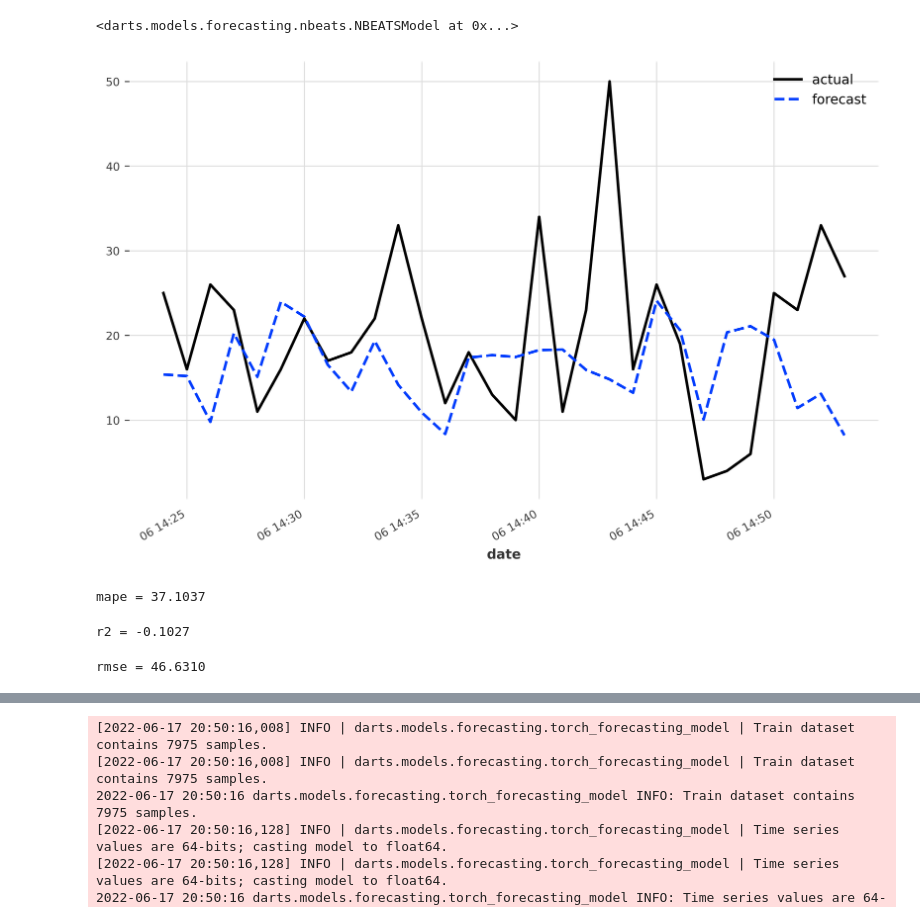
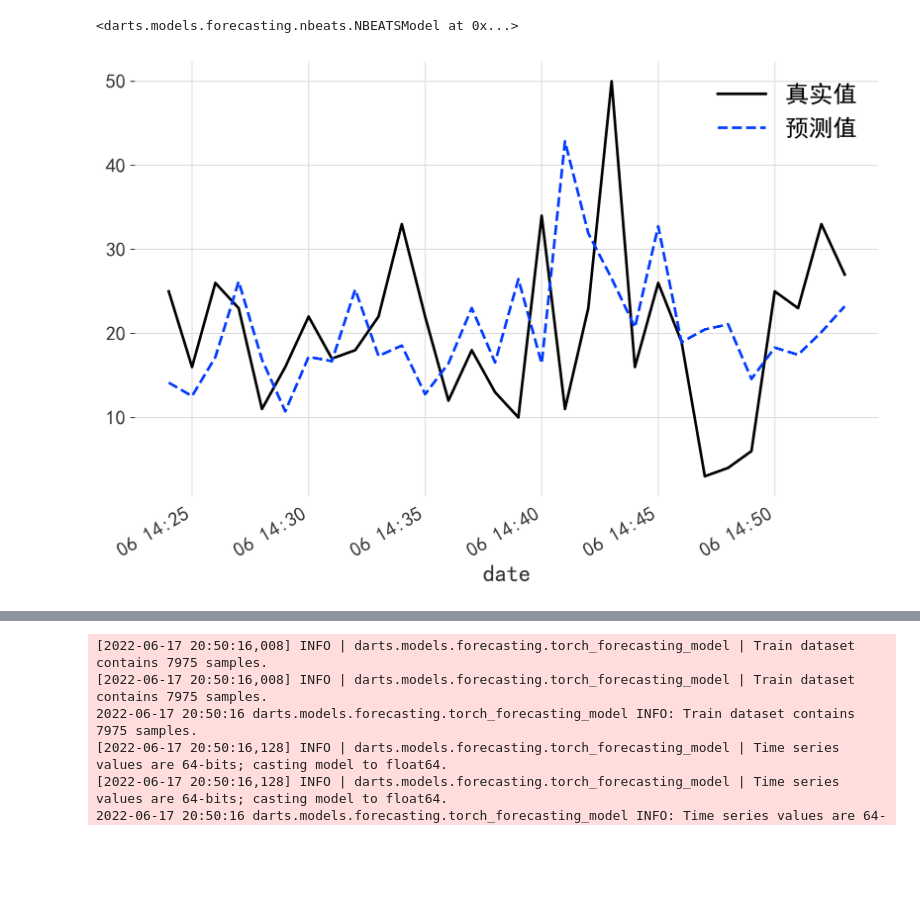
Before and after one commit to lizonglingo/clusterdate-trace-alibaba, a Jupyter notebook: gpu_claster/darts/N-BEATS.ipynb, the cells around one changed output, grey strips where cells are left out. Cells and saved outputs as stored; diff of their text form; code cells hidden in the pictures; blank space fills up the shorter version.

```diff
--- a/gpu_claster/darts/N-BEATS.ipynb
+++ b/gpu_claster/darts/N-BEATS.ipynb
@@ -664,26 +661,19 @@ model.fit([train_min60], epochs=100, verbose=True)
 # %%
 # save model
 model.save_model('./models/train7day-split80%-input120-output20-seed42.pth.tar')
+# %%
+from darts.models import NBEATSModel
+model = NBEATSModel.load_model(path='./models/train7day-split80%-input60-output20-seed42.pth.tar')
 # %%
+matplotlib.rcParams.update({"font.size": 18})
 pred = model.predict(series=train_min60, n=30)
 plt.figure(figsize=(10, 6))
-val_min60.head(30).plot(label="actual")
-pred.plot(label="forecast", linestyle='--')
+val_min60.head(30).plot(label="真实值")
+pred.plot(label="预测值", linestyle='--')
 # %% [output]
-[figure, old version]
+[figure, new version]
 # %%
 # 计算精确度
 from darts.metrics.metrics import coefficient_of_variation
 from darts.metrics.metrics import mape
 from darts.metrics.metrics import r2_score
-# %%
-m = mape(val_min60.head(20), pred, verbose=True)
-print("mape = %.4f" % m)
-r2 = r2_score(val_min60.head(20), pred, verbose=True)
-print("r2 = %.4f" % r2)
-rmse = coefficient_of_variation(val_min60.head(20), pred, verbose=True)
-print("rmse = %.4f" % rmse)
-# %% [output]
-mape = 37.1037
-r2 = -0.1027
-rmse = 46.6310
```
Also changed, not shown: parts of 3 cells of this notebook, 1 other file.
